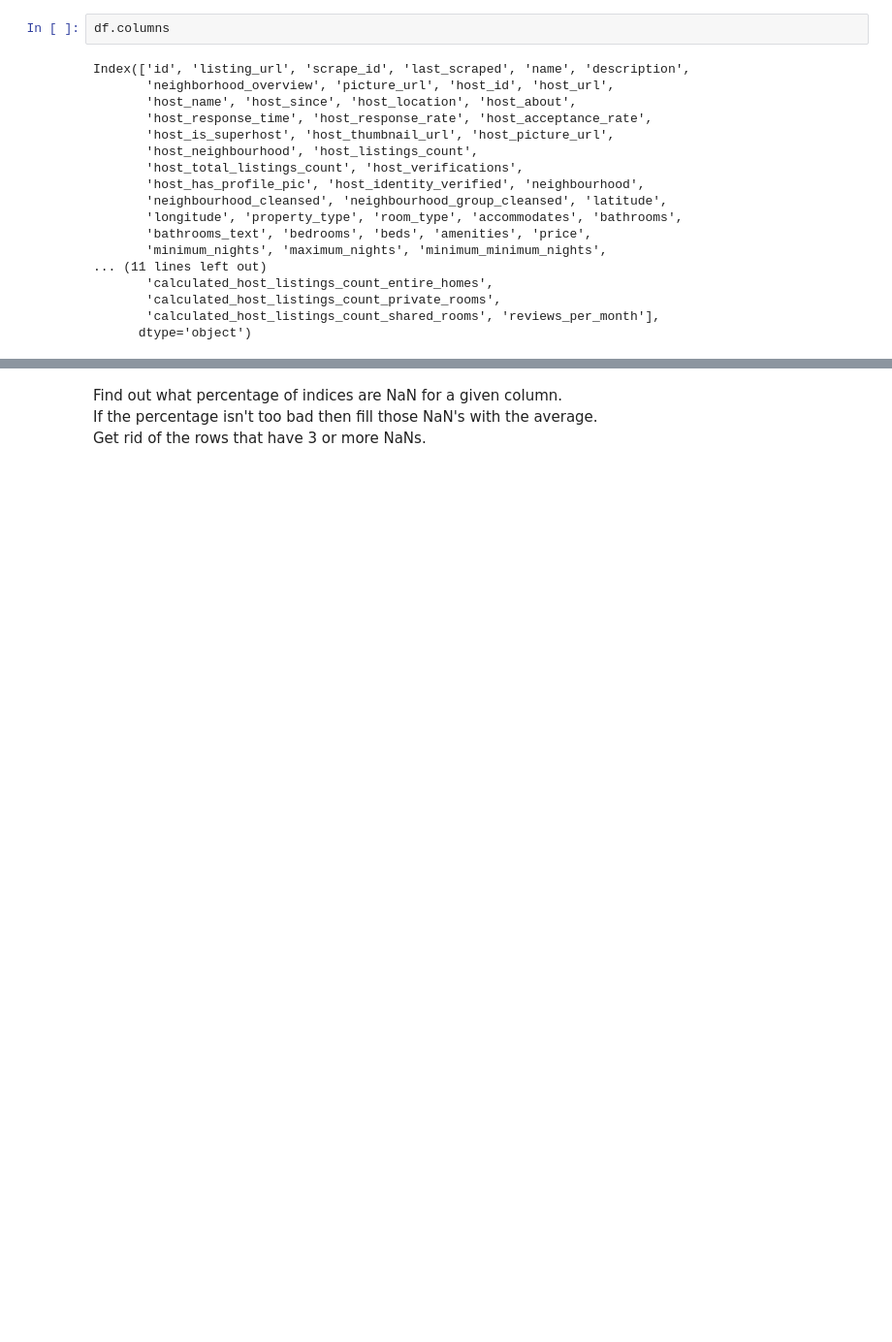
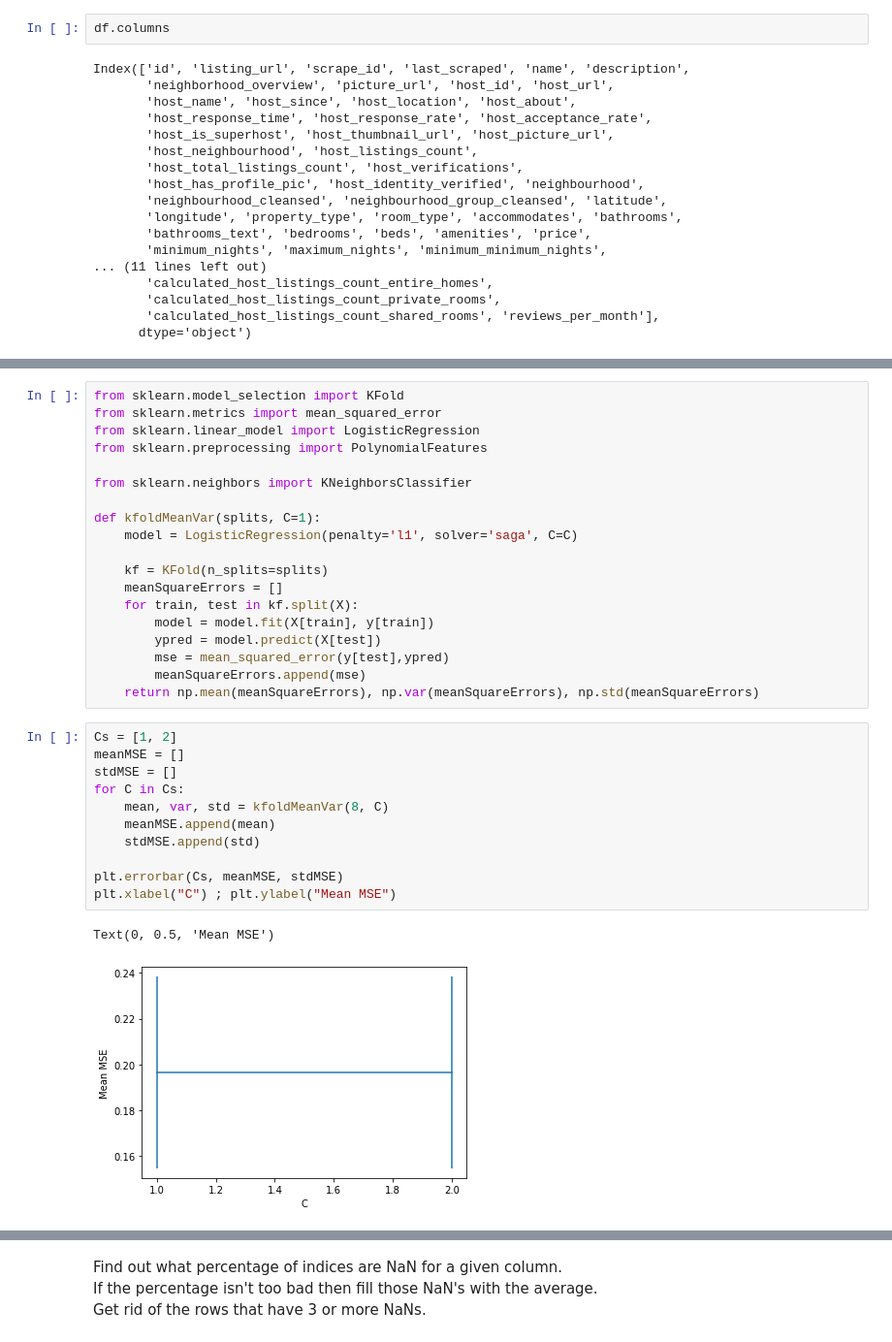
Before and after one commit to ErnestKz/College, a Jupyter notebook: MachineLearning/GroupProject/Notebook.ipynb, the cells around one changed output, grey strips where cells are left out. Shown: that part at 97% size. Cells and saved outputs as stored; diff of their text form; blank space fills up the shorter version.

Commit message:
Data preparation and logistic regression for group machine learning project.

```diff
--- a/MachineLearning/GroupProject/Notebook.ipynb
+++ b/MachineLearning/GroupProject/Notebook.ipynb
@@ -45,2 +50,35 @@ RangeIndex(start=0, stop=7965, step=1)
+# %%
+from sklearn.model_selection import KFold
+from sklearn.metrics import mean_squared_error
+from sklearn.linear_model import LogisticRegression
+from sklearn.preprocessing import PolynomialFeatures
+
+from sklearn.neighbors import KNeighborsClassifier
+
+def kfoldMeanVar(splits, C=1):
+    model = LogisticRegression(penalty='l1', solver='saga', C=C)
+
+    kf = KFold(n_splits=splits)
+    meanSquareErrors = []
+    for train, test in kf.split(X):
+        model = model.fit(X[train], y[train])
+        ypred = model.predict(X[test])
+        mse = mean_squared_error(y[test],ypred)
+        meanSquareErrors.append(mse)
+    return np.mean(meanSquareErrors), np.var(meanSquareErrors), np.std(meanSquareErrors)
+# %%
+Cs = [1, 2]
+meanMSE = []
+stdMSE = []
+for C in Cs:
+    mean, var, std = kfoldMeanVar(8, C)
+    meanMSE.append(mean)
+    stdMSE.append(std)
+
+plt.errorbar(Cs, meanMSE, stdMSE)
+plt.xlabel("C") ; plt.ylabel("Mean MSE")
+# %% [output]
+Text(0, 0.5, 'Mean MSE')
+[figure, added]
 # %%
 df["host_response_rate"]
```
Also changed, not shown: parts of 5 cells of this notebook, 5 other files.
